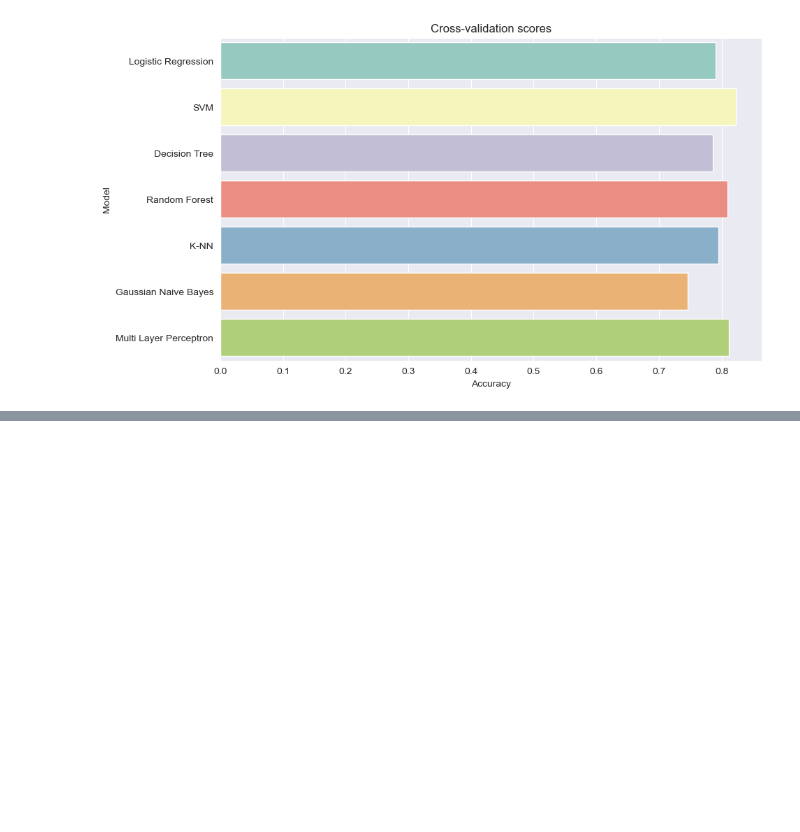
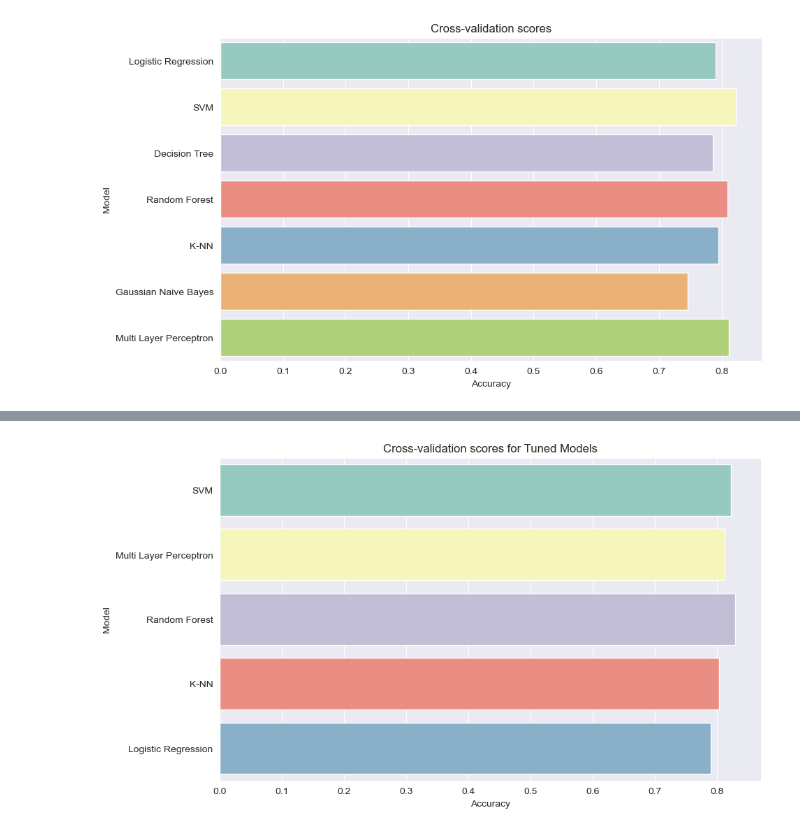
Before and after one commit to filcampos00/ML-titanic, a Jupyter notebook: src/titanic_notebook.ipynb, the cells around one changed output, grey strips where cells are left out. Cells and saved outputs as stored; diff of their text form; code cells hidden in the pictures; blank space fills up the shorter version.

Commit message:
hyperparameters tuning

```diff
--- a/src/titanic_notebook.ipynb
+++ b/src/titanic_notebook.ipynb
@@ -385,0 +413,26 @@ plt.show()
+# %%
+# grid search to tune hyperparameters
+
+from sklearn.model_selection import GridSearchCV
+
+top_models_tuned = []
+cv_results_tuned = []
+cv_means_tuned = []
+cv_std_tuned = []
+
+for i, model in enumerate(top_models):
+    param_grid = param_grids[i]
+
+    grid_search = GridSearchCV(model, param_grid, cv=10, scoring='accuracy', n_jobs=2)
+    grid_search.fit(X_train, y_train)
+
+    top_models_tuned.append(grid_search.best_estimator_)
+
+    cv_results = grid_search.cv_results_['mean_test_score']
+    cv_results_tuned.append(cv_results)
+    cv_means_tuned.append(grid_search.best_score_)
+    cv_std_tuned.append(grid_search.cv_results_['std_test_score'][grid_search.best_index_])
+
+    print(f"Best hyperparameters for {model.__class__.__name__}: {grid_search.best_params_}")
+    print(
+        f"{model.__class__.__name__}: Accuracy: {grid_search.best_score_:.3f}, Standard Deviation: {grid_search.cv_results_['std_test_score'][grid_search.best_index_]:.3f}")
@@ -386 +450,18 @@ plt.show()
+# %%
+# barplot to compare the accuracy of the tuned models
+
+cv_res_tuned = pd.DataFrame({
+    "Accuracy": cv_means_tuned,
+    "Model": [
+        "SVM", "Multi Layer Perceptron", "Random Forest", "K-NN", "Logistic Regression"
+    ]
+})
+
+plt.figure(figsize=(10, 6))
+cv_chart_tuned = sns.barplot(x="Accuracy", y="Model", data=cv_res_tuned, palette="Set3", orient="h")
+cv_chart_tuned.set_xlabel("Accuracy")
+cv_chart_tuned.set_title("Cross-validation scores for Tuned Models")
+plt.show()
+# %% [output]
+[figure, added]
 # %%
```
Also changed, not shown: parts of 6 cells of this notebook.
